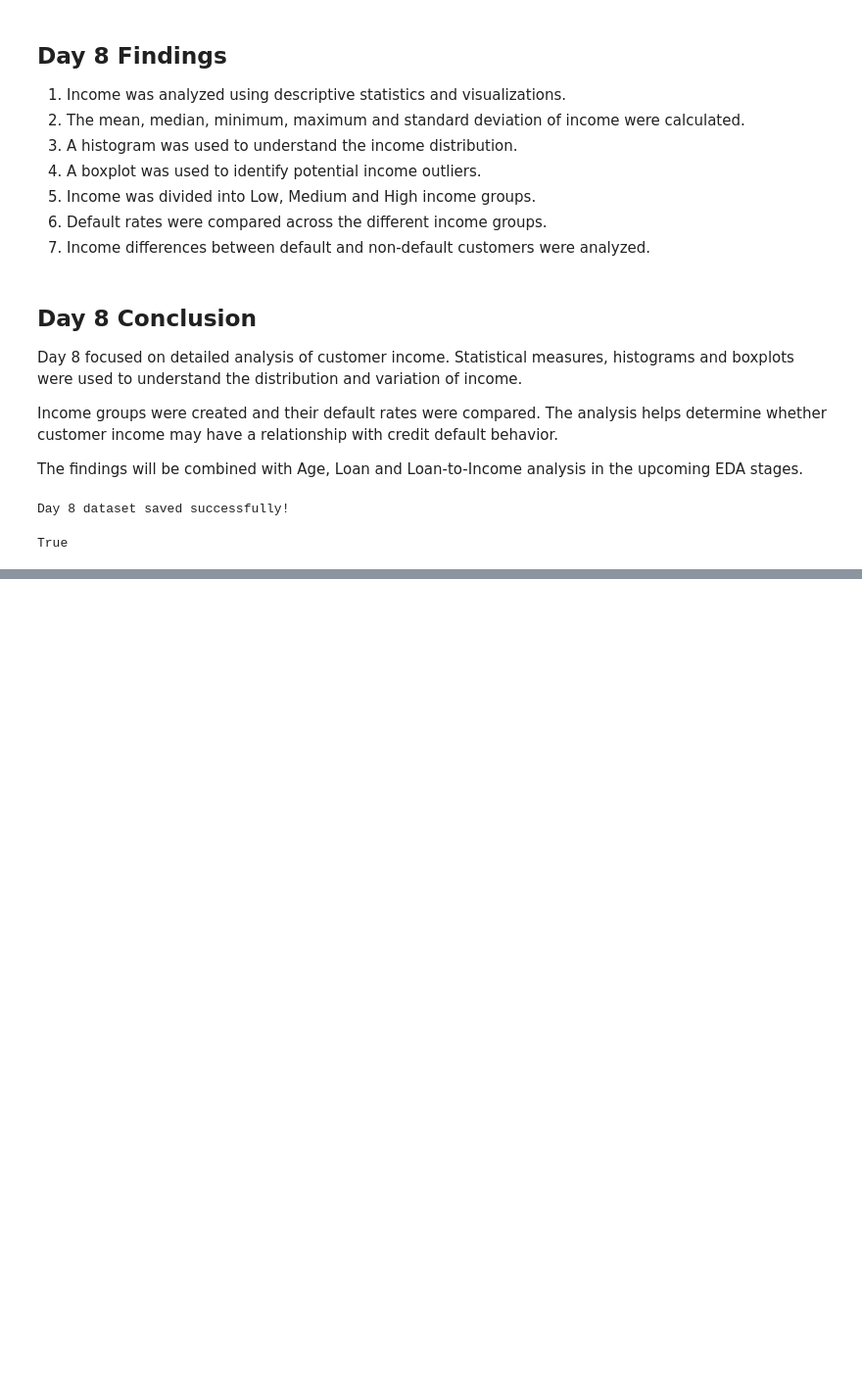
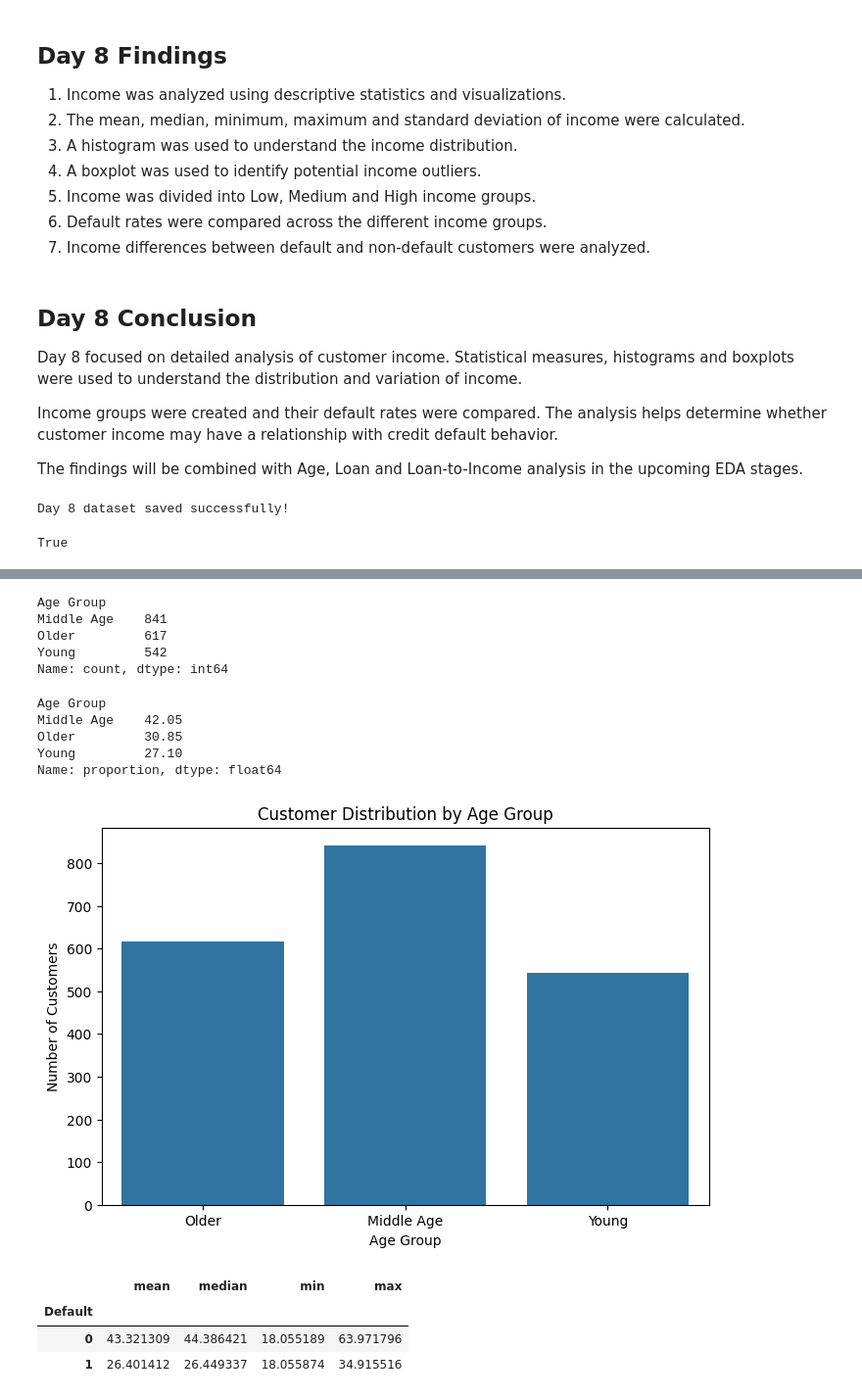
Before and after one commit to amisharout716-svg/Credit-Card-Default-, a Jupyter notebook: Credit_Card_Default_Prediction.ipynb, the cells around one changed output, grey strips where cells are left out. Shown at 98% size. Drawn from its saved outputs; the diff is of its cells as text; code cells hidden in the pictures; blank space fills up the shorter version.

```diff
--- a/Credit_Card_Default_Prediction.ipynb
+++ b/Credit_Card_Default_Prediction.ipynb
@@ -2431,0 +2560,12 @@ True
+# %%
+def age_group(age):
+    if age < 30:
+        return 'Young'
+    elif age < 50:
+        return 'Middle Age'
+    else:
+        return 'Older'
+
+df['Age Group'] = df['Age'].apply(age_group)
+
+df[['Age', 'Age Group']].head(10)
@@ -2431,0 +2584,49 @@ True
+# %%
+print(df['Age Group'].value_counts())
+# %% [output]
+Age Group
+Middle Age    841
+Older         617
+Young         542
+Name: count, dtype: int64
+# %%
+age_group_percentage = (
+    df['Age Group']
+    .value_counts(normalize=True)
+    .mul(100)
+    .round(2)
+)
+
+print(age_group_percentage)
+# %% [output]
+Age Group
+Middle Age    42.05
+Older         30.85
+Young         27.10
+Name: proportion, dtype: float64
+# %%
+plt.figure(figsize=(8,5))
+
+sns.countplot(
+    data=df,
+    x='Age Group'
+)
+
+plt.title('Customer Distribution by Age Group')
+plt.xlabel('Age Group')
+plt.ylabel('Number of Customers')
+
+plt.show()
+# %% [output]
+[figure, added]
+# %%
+age_default = df.groupby('Default')['Age'].agg(
+    ['mean', 'median', 'min', 'max']
+)
+
+age_default
+# %% [output]
+|  | mean | median | min | max |
+| Default |  |  |  |  |
+| 0 | 43.321309 | 44.386421 | 18.055189 | 63.971796 |
+| 1 | 26.401412 | 26.449337 | 18.055874 | 34.915516 |
```
Also changed, not shown: parts of 23 cells of this notebook.
